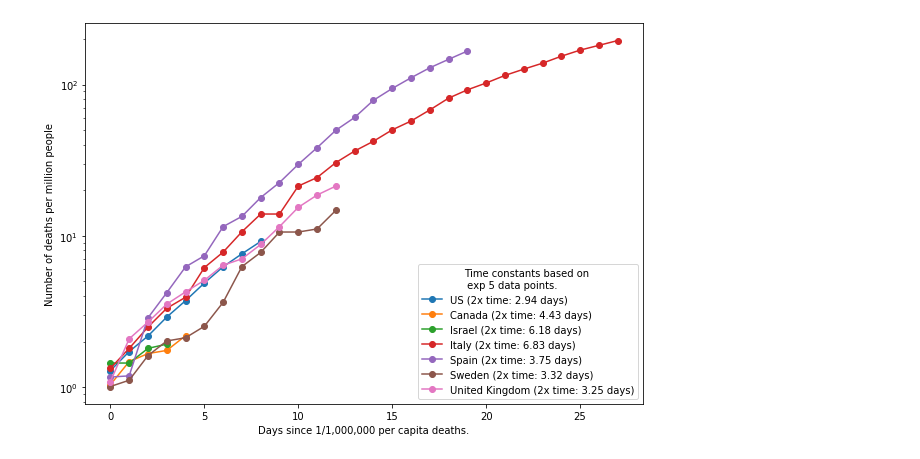
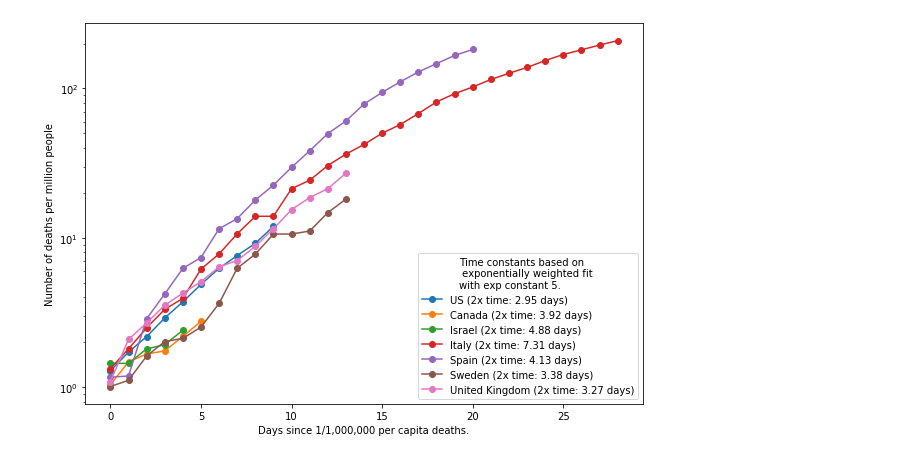
Before and after one commit to zonradkuse/covid-data-processing, a Jupyter notebook: non-interactive-plots.ipynb, the cells around one changed output. Saved outputs shown, nothing was run; the diff lists cells and outputs as text; code cells hidden in the pictures.

```diff
--- a/non-interactive-plots.ipynb
+++ b/non-interactive-plots.ipynb
@@ -32,11 +32,11 @@ plots.semilog_cases_per_capita_since(country_list,
 # %%
 plots.semilog_deaths_per_capita_since(country_list,
                           threshold_per_capita=1,
                           time_constant_type=2,
-                          num_datapoints_fit=5,
-                          fit_first_last="exp")
+                          fit_length_constant=5,
+                          fit_type="exp")
 # %% [output]
-[figure, old version]
+[figure, new version]
 # %%
 plots.generate_all_plots(country_list)
 # %% [output]
```
Also changed, not shown: parts of 4 cells of this notebook, 1 other file.
